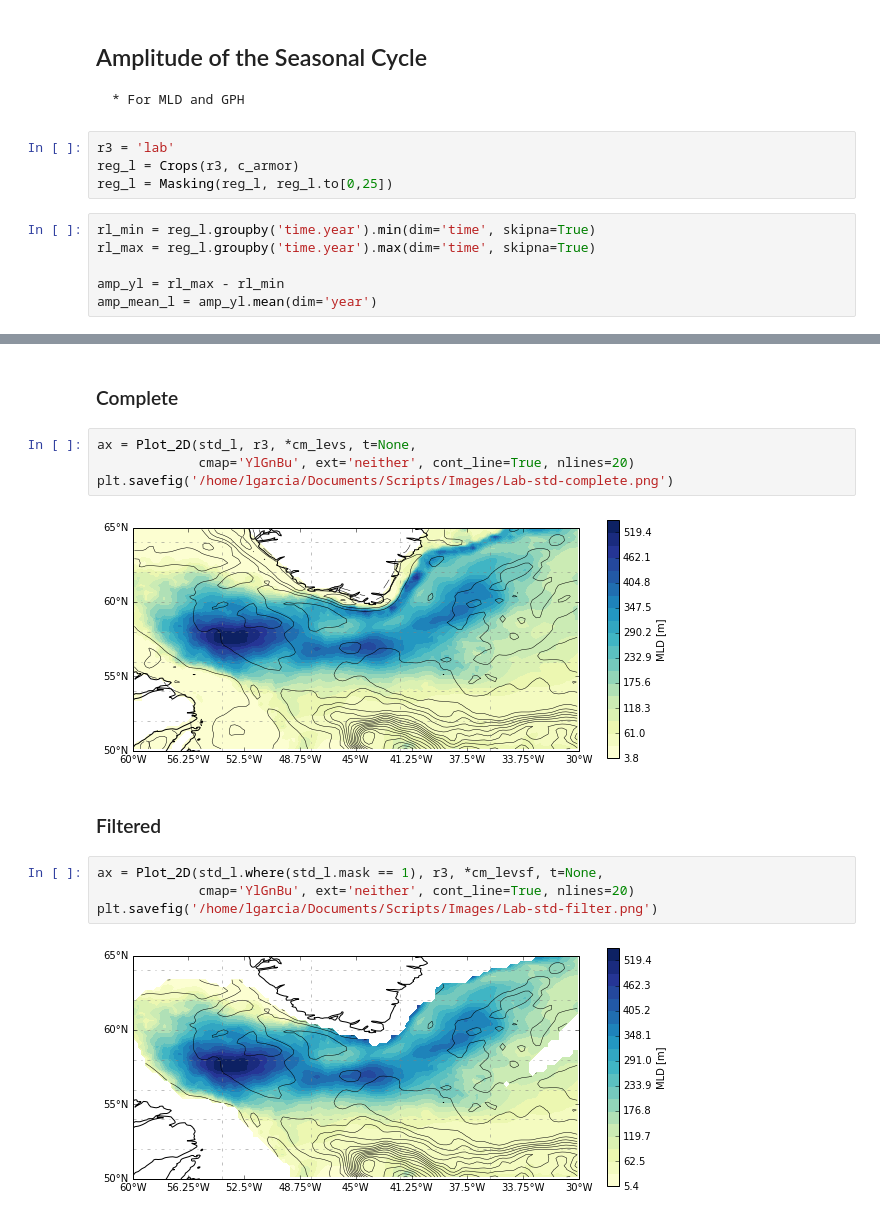
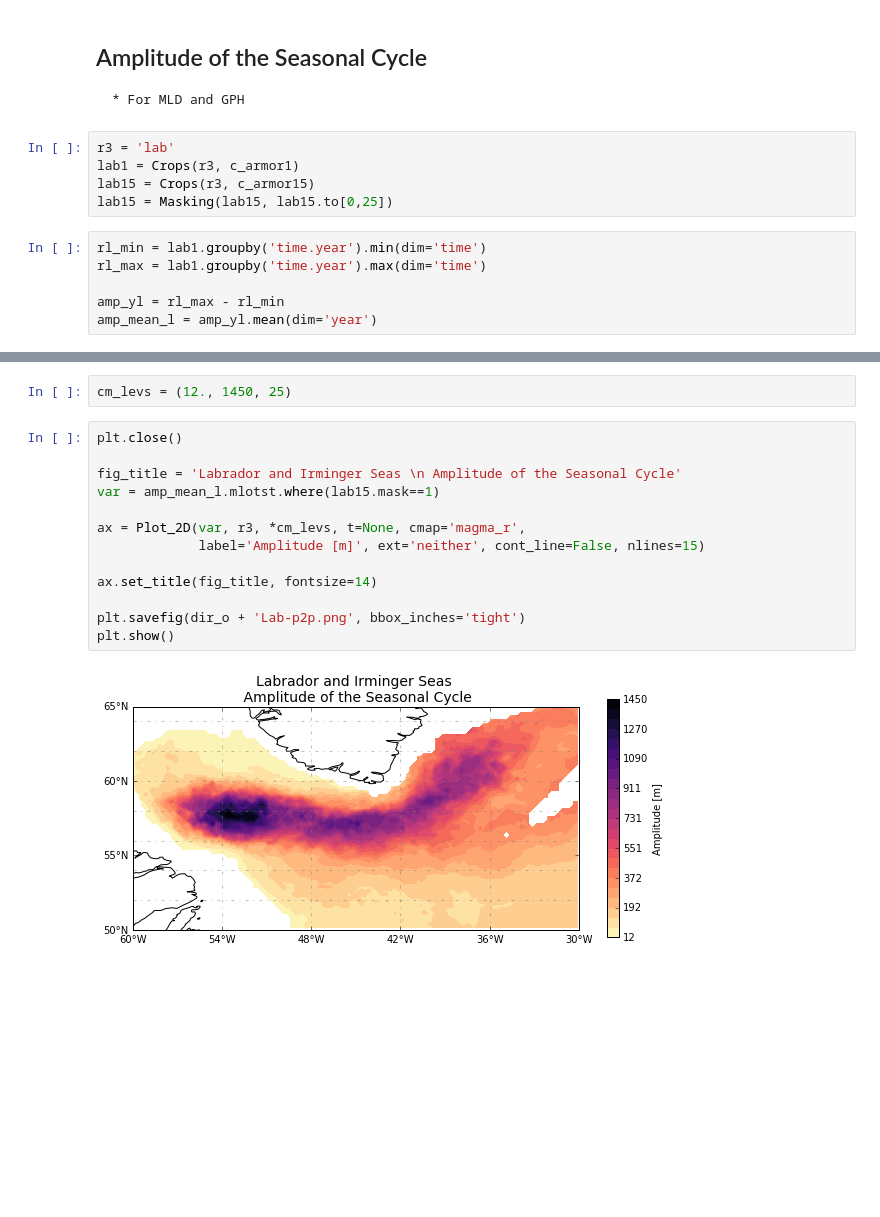
Before and after one commit to LilianG0/MLD-Project, a Jupyter notebook: Notebooks/Finals/Peak-to-peak.ipynb, the cells around one changed output, grey strips where cells are left out. Cells and saved outputs as stored; diff of their text form; blank space fills up the shorter version.

```diff
--- a/Notebooks/Finals/Peak-to-peak.ipynb
+++ b/Notebooks/Finals/Peak-to-peak.ipynb
@@ -498,11 +386,12 @@ plt.savefig('/home/lgarcia/Documents/Scripts/Images/Noe-std-filter.png')
     * For MLD and GPH
 # %%
 r3 = 'lab'
-reg_l = Crops(r3, c_armor)
-reg_l = Masking(reg_l, reg_l.to[0,25])
+lab1 = Crops(r3, c_armor1)
+lab15 = Crops(r3, c_armor15)
+lab15 = Masking(lab15, lab15.to[0,25])
 # %%
-rl_min = reg_l.groupby('time.year').min(dim='time', skipna=True)
-rl_max = reg_l.groupby('time.year').max(dim='time', skipna=True)
+rl_min = lab1.groupby('time.year').min(dim='time')
+rl_max = lab1.groupby('time.year').max(dim='time')
 
 amp_yl = rl_max - rl_min
 amp_mean_l = amp_yl.mean(dim='year')
@@ -578,16 +405,17 @@ cm_levsf = (min_std_lf, max_std_lf, 20)
-# %% [markdown]
-### Complete
-# %%
-ax = Plot_2D(std_l, r3, *cm_levs, t=None,
-             cmap='YlGnBu', ext='neither', cont_line=True, nlines=20)
-plt.savefig('/home/lgarcia/Documents/Scripts/Images/Lab-std-complete.png')
-# %% [output]
-[figure, removed]
-# %% [markdown]
-### Filtered
-# %%
-ax = Plot_2D(std_l.where(std_l.mask == 1), r3, *cm_levsf, t=None,
-             cmap='YlGnBu', ext='neither', cont_line=True, nlines=20)
-plt.savefig('/home/lgarcia/Documents/Scripts/Images/Lab-std-filter.png')
-# %% [output]
-[figure, removed]
+# %%
+cm_levs = (12., 1450, 25)
+# %%
+plt.close()
+
+fig_title = 'Labrador and Irminger Seas \n Amplitude of the Seasonal Cycle'
+var = amp_mean_l.mlotst.where(lab15.mask==1)
+
+ax = Plot_2D(var, r3, *cm_levs, t=None, cmap='magma_r',
+             label='Amplitude [m]', ext='neither', cont_line=False, nlines=15)
+
+ax.set_title(fig_title, fontsize=14)
+
+plt.savefig(dir_o + 'Lab-p2p.png', bbox_inches='tight')
+plt.show()
+# %% [output]
+[figure, added]
```
Also changed, not shown: parts of 70 cells of this notebook, 15 other files.
